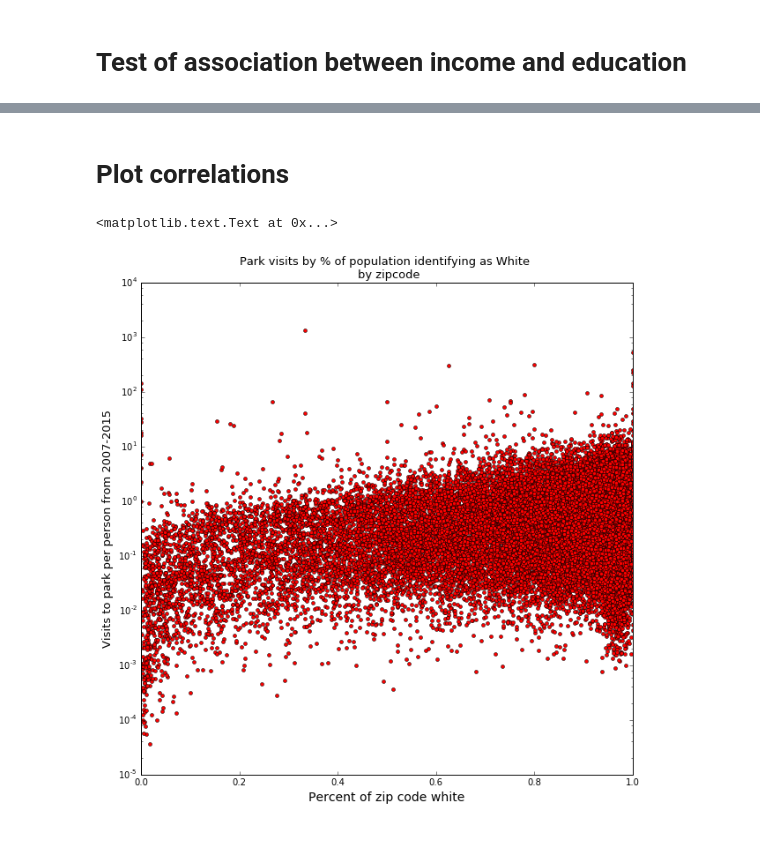
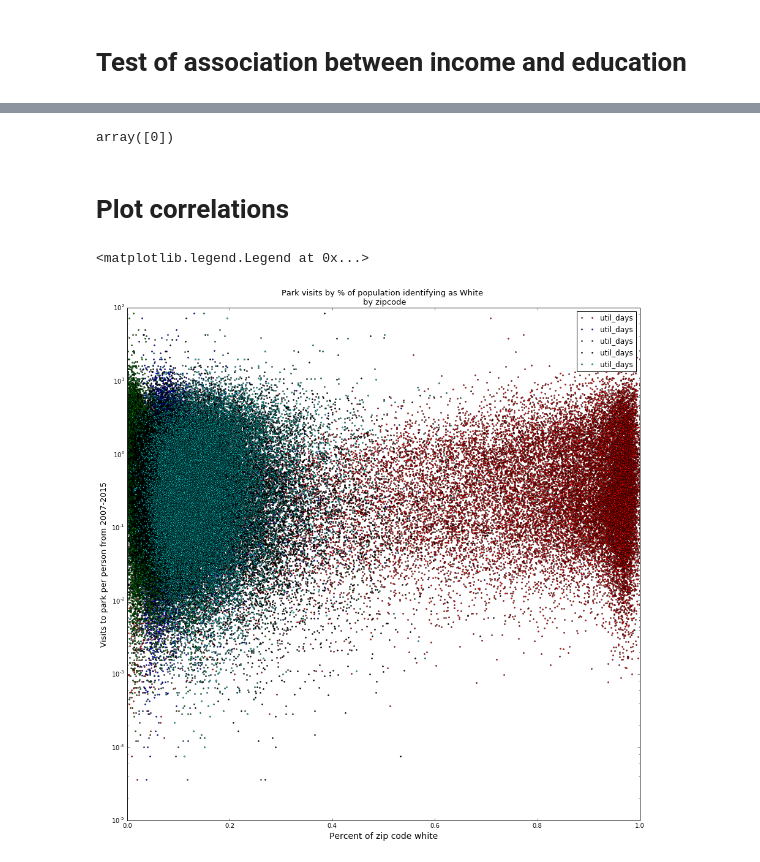
Before and after one commit to mrubash1/greenspace, a Jupyter notebook: python/geospatial_test/geo_test1_v1.ipynb, the cells around one changed output, grey strips where cells are left out. Cells and saved outputs as stored; diff of their text form; code cells hidden in the pictures.

Commit message:
testing out decision tree

```diff
--- a/python/geospatial_test/geo_test1_v1.ipynb
+++ b/python/geospatial_test/geo_test1_v1.ipynb
@@ -65,10 +72,12 @@ temp[' CustZip']=pd.to_numeric(temp[' CustZip'], errors='coerce')
 # Join dataframes
 # %%
 #join the dataframes
-aggregate_df=pd.merge(zip_origin_df, racial_info_df, left_on = 'visitor_zip', right_on = 'Zip')
-aggregate_df=pd.merge(aggregate_df,income_df,left_on='visitor_zip',right_on='zip code tabulation area')
+aggregate_df= pd.merge(zip_origin_df, racial_info_df, left_on = 'visitor_zip', right_on = 'Zip')
+aggregate_df= pd.merge(aggregate_df,income_df,left_on='visitor_zip',right_on='zip code tabulation area')
 #move the line below to higher up
 aggregate_df.rename(columns={'Annual Aggregate Family Income': 'Annual_Aggregate_Family_Income'},inplace=True)
 aggregate_df= pd.merge(aggregate_df,temp,left_on = 'visitor_zip', right_on = ' CustZip')
 aggregate_df= pd.merge(aggregate_df,education_df,left_on='visitor_zip',right_on='zip_code_tabulation_area')
-aggregate_df=pd.merge(aggregate_df,distance_to_park_df,left_on='visitor_zip',right_on='ZIP_CODE')
+aggregate_df= pd.merge(aggregate_df,distance_to_park_df,left_on='visitor_zip',right_on='ZIP_CODE')
+aggregate_df= pd.merge(aggregate_df,disability_df, left_on='visitor_zip',right_on='zipcode')
+#aggregate_df
@@ -158,0 +201,4 @@ print 'This %f should equal that %f'%\
+# %%
+#get percent of people who are high school educated
+aggregate_df['disabled_percent'] = pd.Series(
+    (aggregate_df.disabled / aggregate_df.total))
@@ -167,11 +220,16 @@ regression_df=aggregate_df[[
         'non_hs_educated',
         'PopulationRaceWhite',
         'D2NF_km',
-        'util_days']]
+        'util_days',
+        'disabled_percent'
+        ]]
 #remove inf and NaN
 regression_df=regression_df.replace([np.inf, -np.inf], np.nan).dropna()
 #rename the distance column
 regression_df.rename(columns={'D2NF_km': 'Dist_to_park'},inplace=True)
+#save the max values
+income_max=regression_df['per_family_annual_income'].max()
+dist_to_park_max=regression_df['Dist_to_park'].max()
 #print random entry
-regression_df.iloc[81]
+regression_df.iloc[1000]
 # %% [output]
@@ -193,2 +254,10 @@ regression_df.to_csv(file_location+file_name, sep=',')
+# %%
+#scale columns to 0-->1
+regression_df[['per_family_annual_income']]=\
+regression_df[['per_family_annual_income']].divide(\
+    regression_df['per_family_annual_income'].max())
+regression_df[['Dist_to_park']]=\
+regression_df[['Dist_to_park']].divide(\
+    regression_df['Dist_to_park'].max())
 # %% [markdown]
 # Linear Regression
@@ -344,15 +315,39 @@ Warnings:
+# %%
+from sklearn.datasets import load_iris
+from sklearn import tree
+iris = load_iris()
+clf = tree.DecisionTreeClassifier()
+clf = clf.fit(iris.data, iris.target)
+
+from sklearn.externals.six import StringIO
+with open("iris.dot", 'w') as f:
+    f = tree.export_graphviz(clf, out_file=f)
+
+import os
+os.unlink('iris.dot')
+
+clf.predict(iris.data[:1, :])
+# %% [output]
+array([0])
 # %% [markdown]
 # Plot correlations
 # %%
 %matplotlib inline
-plt.figure(figsize=(10,10))
-plt.semilogy(regression_df['PopulationRaceWhite'],regression_df['util_days'],'ro',markersize = 4)
+plt.figure(figsize=(15,15))
+plt.semilogy(regression_df['PopulationRaceWhite'],regression_df['util_days'],'ro',\
+             regression_df['per_family_annual_income'],regression_df['util_days'],'bo',\
+             regression_df['Dist_to_park'],regression_df['util_days'],'go',\
+             regression_df['non_hs_educated'],regression_df['util_days'],'ko',\
+             regression_df['disabled_percent'],regression_df['util_days'],'co',markersize = 2
+             )
+
 plt.xlabel('Percent of zip code white',size=14)
 plt.ylabel('Visits to park per person from 2007-2015', size=13)
 plt.title('Park visits by % of population identifying as White \n by zipcode', size=13)
+plt.legend(loc='upper right',prop={'size':12})
 # %% [output]
-<matplotlib.text.Text at 0x...>
+<matplotlib.legend.Legend at 0x...>
-[figure, old version]
+[figure, new version]
 # %%
 %matplotlib inline
 plt.figure(figsize=(10,10))
```
Also changed, not shown: parts of 23 cells of this notebook.
